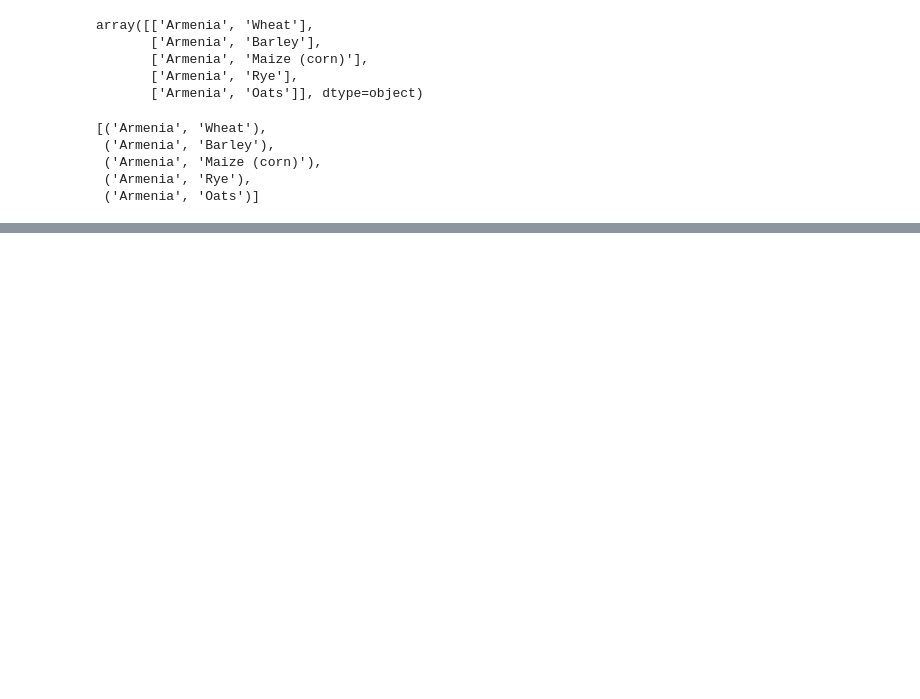
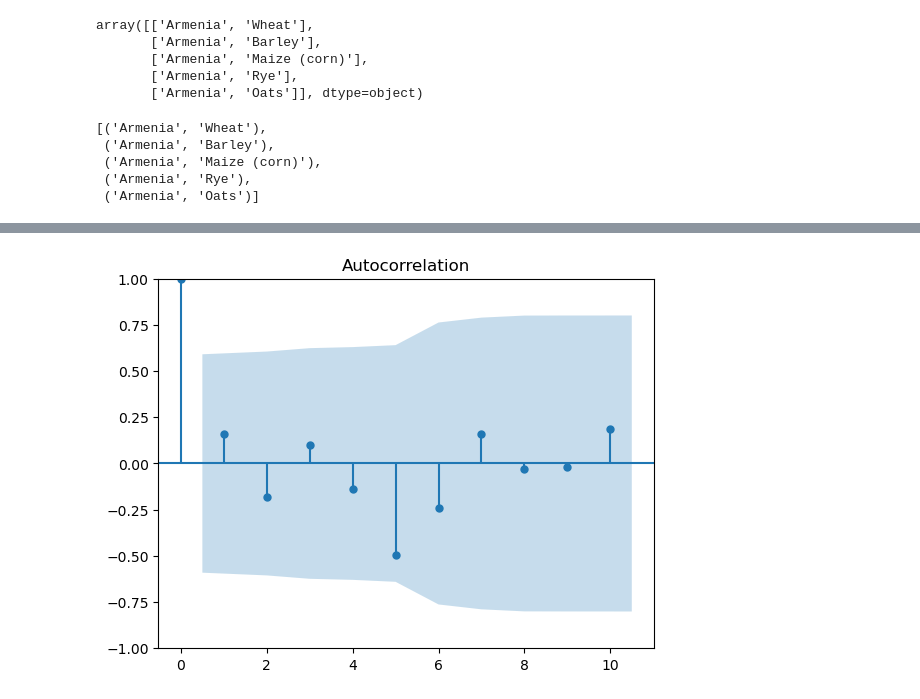
Before and after one commit to Leonidus1995/farmer-prices-forecasting, a Jupyter notebook: dataset_1.ipynb, the cells around one changed output, grey strips where cells are left out. Drawn from its saved outputs; the diff is of its cells as text; code cells hidden in the pictures; blank space fills up the shorter version.

```diff
--- a/dataset_1.ipynb
+++ b/dataset_1.ipynb
@@ -545,0 +808,10 @@ Name: employment_in_agri, dtype: bool
+# %%
+# Define the list of temperature change columns
+cols_seasonal = [
+    'temp_change_meteorological_year', 'temp_change_dec_jan_feb',
+    'temp_change_jun_jul_aug', 'temp_change_sep_oct_nov', 'temp_change_mar_apr_may'
+    ]
+
+# Create a list of all other area-dependent columns that are NOT part of the
+# seasonal temperature change set.
+cols_non_seasonal = list(set(cols_area_dependent)- set(cols_seasonal))
@@ -545,0 +877,25 @@ Name: employment_in_agri, dtype: bool
+# %%
+# Function to fill only the first/last single-point gaps
+def fill_boundary_single_gaps(s):
+    # Make a copy to avoid modifying the original series
+    filled_s = s.copy()
+
+    # Check for NaN at the beginning of the series
+    if pd.isnull(filled_s.iloc[0]) and pd.notnull(filled_s.iloc[1]):
+        filled_s.iloc[0] = filled_s.iloc[1]
+
+    # Check for NaN at the end of the series
+    if pd.isnull(filled_s.iloc[-1]) and pd.notnull(filled_s.iloc[-2]):
+        filled_s.iloc[-1] = filled_s.iloc[-2]
+
+    return filled_s
+
+# Apply the custom function using groupby().transform()
+for col in cols_non_seasonal:
+    # Fill gaps of 1 at beginning and end of series
+    df_2_area[col] = df_2_area.groupby('area')[col].transform(fill_boundary_single_gaps)
+
+    # Fill remaining internal gaps of 1 or 2 using linear interpolation
+    df_2_area[col] = df_2_area.groupby('area')[col].transform(
+    lambda s: s.interpolate(method='linear', limit=2, limit_area='inside')
+    )
@@ -545,0 +1034,4 @@ Name: employment_in_agri, dtype: bool
+# %%
+# Example 1:
+s1 = df_2_area.loc[df_2_area['area']=='Bosnia and Herzegovina'][['year', 'credit_to_ag_forest_fish']].set_index('year')
+s1
@@ -545,0 +1060,8 @@ Name: employment_in_agri, dtype: bool
+# %%
+clean = s1.dropna()
+
+fig, ax = plt.subplots()
+plot_acf(clean, lags = 10, ax=ax)
+plt.show()
+# %% [output]
+[figure, added]
```
Also changed, not shown: parts of 92 cells of this notebook, 9 other files.
